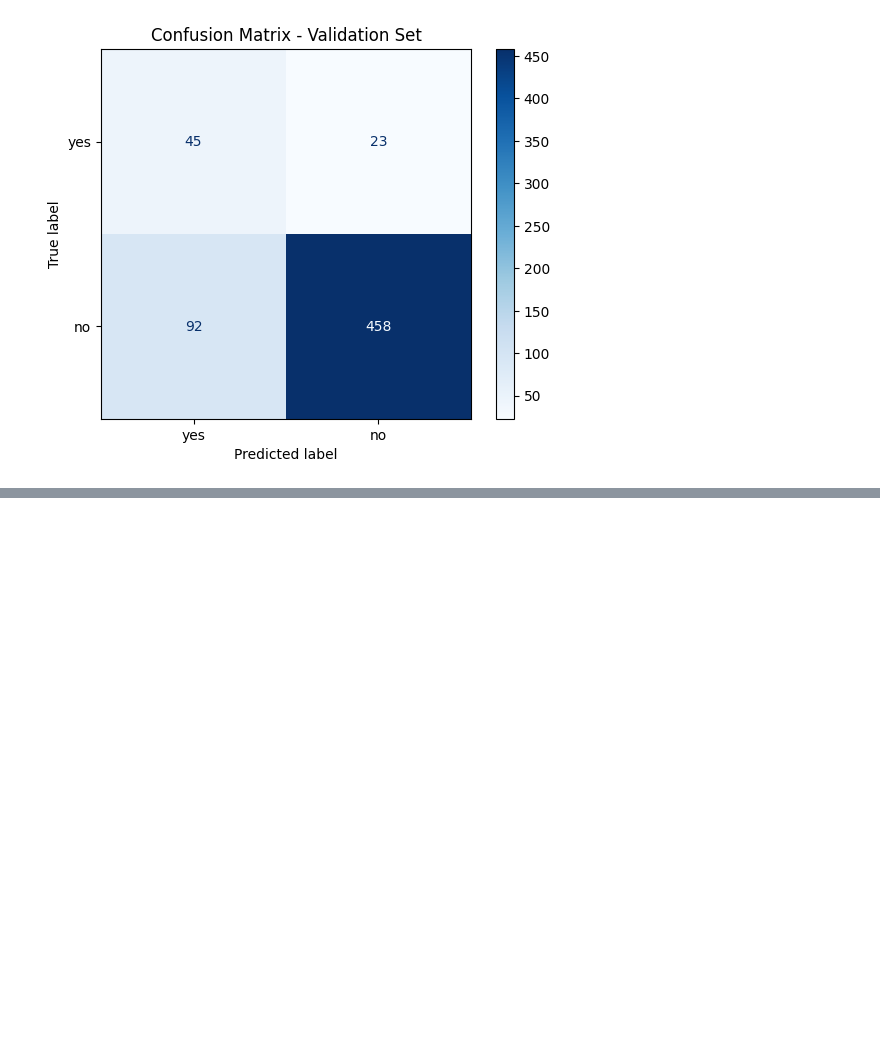
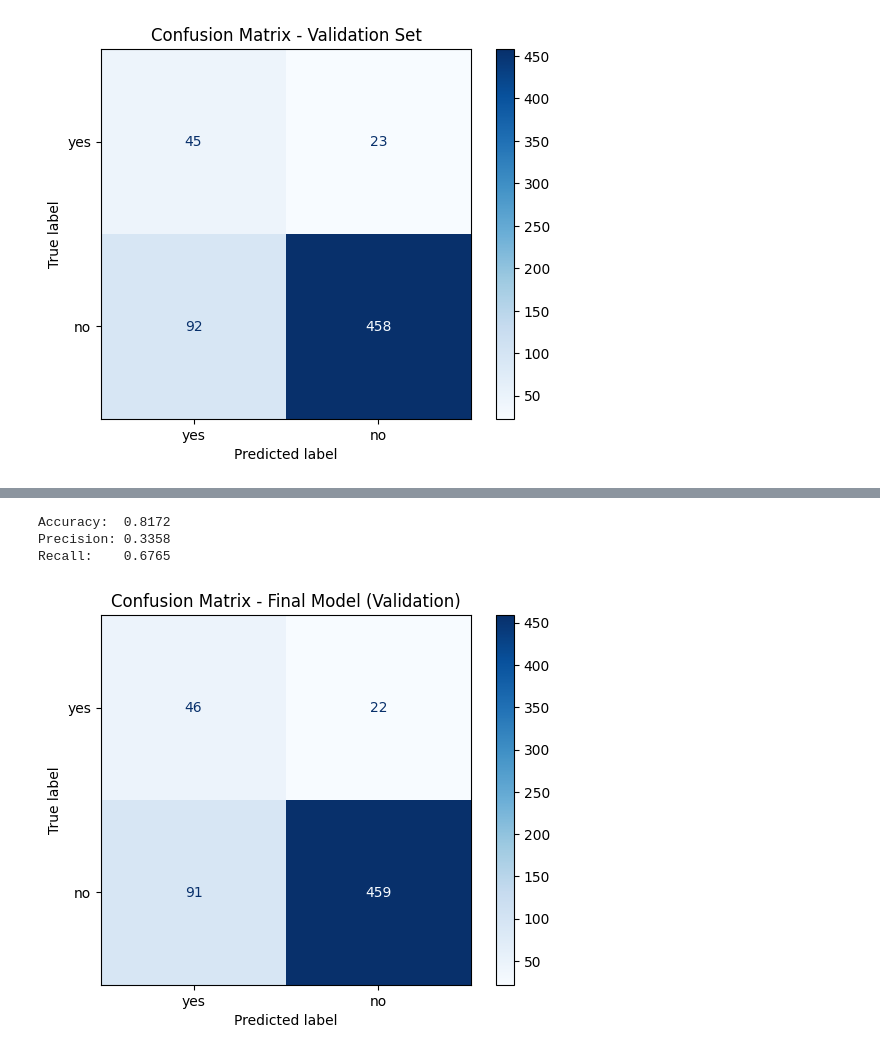
Before and after one commit to javocruz/ML-fundamentals-2026, a Jupyter notebook: assignment1_Javier_Cruz.ipynb, the cells around one changed output, grey strips where cells are left out. Saved outputs shown, nothing was run; the diff lists cells and outputs as text; code cells hidden in the pictures; blank space fills up the shorter version.

Commit message:
model refined, added a c score to control regularization, still could be improved in explanations and depth

```diff
--- a/assignment1_Javier_Cruz.ipynb
+++ b/assignment1_Javier_Cruz.ipynb
@@ -510,0 +519,17 @@ The confusion matrix confirms this, 44 subscribers correctly identified, 24 miss
+# %%
+# test different C values and pick best Recall
+C_values = [0.01, 0.1, 1, 10]
+results = []
+
+for C in C_values:
+    m = LogisticRegression(max_iter=1000, random_state=42, C=C)
+    m.fit(X_train_res, y_train_res)
+    pred = m.predict(X_val)
+    results.append({
+        'C': C,
+        'Accuracy': accuracy_score(y_val, pred),
+        'Precision': precision_score(y_val, pred, pos_label='yes'),
+        'Recall': recall_score(y_val, pred, pos_label='yes')
+    })
+
+pd.DataFrame(results)
@@ -510,0 +542,20 @@ The confusion matrix confirms this, 44 subscribers correctly identified, 24 miss
+# %%
+# train final model with best C based on Recall above
+final_model = LogisticRegression(max_iter=1000, random_state=42, C=0.01)
+final_model.fit(X_train_res, y_train_res)
+
+y_pred_final = final_model.predict(X_val)
+
+print(f"Accuracy:  {accuracy_score(y_val, y_pred_final):.4f}")
+print(f"Precision: {precision_score(y_val, y_pred_final, pos_label='yes'):.4f}")
+print(f"Recall:    {recall_score(y_val, y_pred_final, pos_label='yes'):.4f}")
+
+cm = confusion_matrix(y_val, y_pred_final, labels=['yes', 'no'])
+ConfusionMatrixDisplay(cm, display_labels=['yes', 'no']).plot(cmap='Blues')
+plt.title('Confusion Matrix - Final Model (Validation)')
+plt.show()
+# %% [output]
+Accuracy:  0.8172
+Precision: 0.3358
+Recall:    0.6765
+[figure, added]
```
Also changed, not shown: parts of 12 cells of this notebook, 2 other files.
